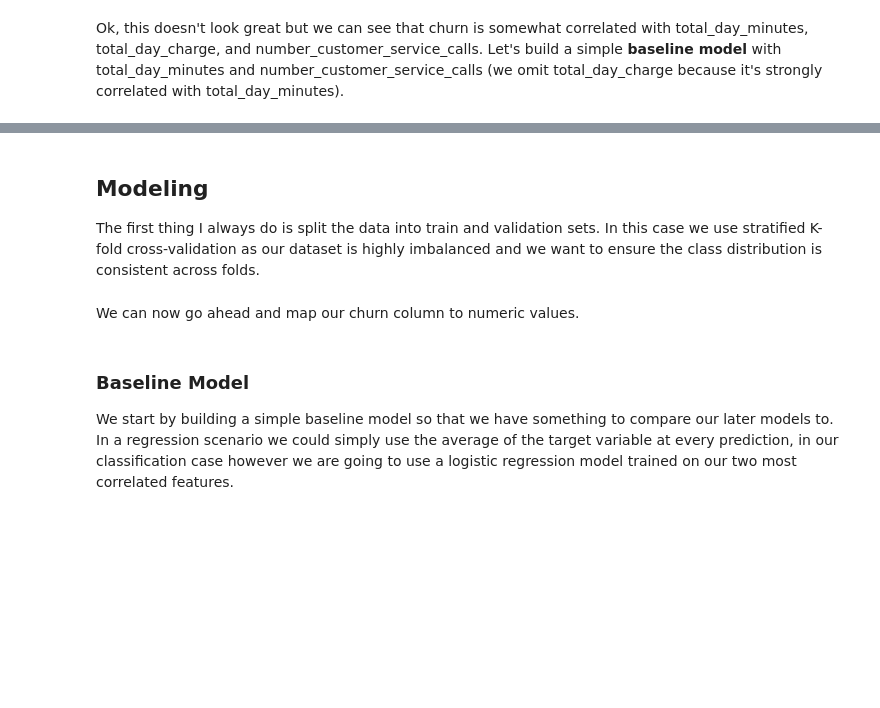
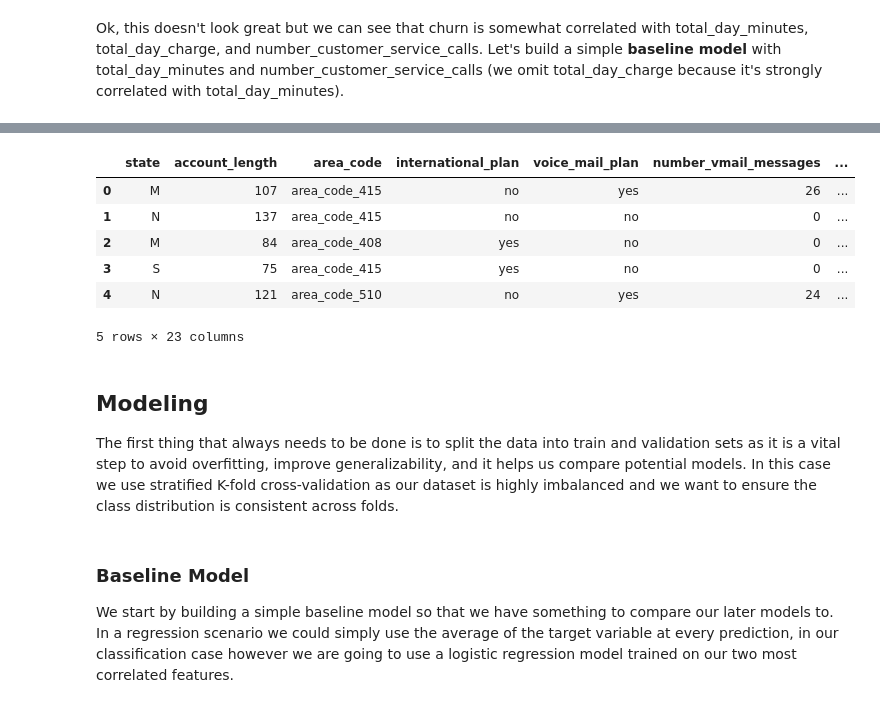
Before and after one commit to jackmleitch/CustomerChurn, a Jupyter notebook: blog_post.ipynb, the cells around one changed output, grey strips where cells are left out. Drawn from its saved outputs; the diff is of its cells as text; code cells hidden in the pictures; blank space fills up the shorter version.

```diff
--- a/blog_post.ipynb
+++ b/blog_post.ipynb
@@ -88,6 +90,36 @@ Ok, this doesn't look great but we can see that churn is somewhat correlated wit
+# %%
+def preprocess(df):
+    # add new features
+    df['total_minutes'] = df['total_day_minutes'] + df['total_eve_minutes'] + df['total_night_minutes']
+    df['total_calls'] = df['total_day_calls'] + df['total_eve_calls'] + df['total_night_calls']
+    df['total_charge'] = df['total_day_charge'] + df['total_eve_charge'] + df['total_night_charge']
+    # target mapping
+    target_mapping = {"no": 0, "yes": 1}
+    df.loc[:, 'churn'] = df['churn'].map(target_mapping)
+    # map state
+    state_mapping = {
+        'AK': 'O', 'AL': 'S', 'AR': 'S', 'AS': 'O', 'AZ': 'W', 'CA': 'W', 'CO': 'W', 'CT': 'N', 'DC': 'N', 'DE': 'N', 'FL': 'S', 'GA': 'S',
+        'GU': 'O', 'HI': 'O', 'IA': 'M', 'ID': 'W', 'IL': 'M', 'IN': 'M', 'KS': 'M', 'KY': 'S', 'LA': 'S', 'MA': 'N', 'MD': 'N', 'ME': 'N',
+        'MI': 'W', 'MN': 'M', 'MO': 'M', 'MP': 'O', 'MS': 'S', 'MT': 'W', 'NA': 'O',  'NC': 'S', 'ND': 'M', 'NE': 'W', 'NH': 'N', 'NJ': 'N',
+        'NM': 'W', 'NV': 'W', 'NY': 'N', 'OH': 'M', 'OK': 'S', 'OR': 'W', 'PA': 'N', 'PR': 'O', 'RI': 'N', 'SC': 'S', 'SD': 'M', 'TN': 'S',
+        'TX': 'S', 'UT': 'W', 'VA': 'S', 'VI': 'O', 'VT': 'N', 'WA': 'W', 'WI': 'M', 'WV': 'S', 'WY': 'W'
+    }
+    df.loc[:, 'state'] = df['state'].map(state_mapping)
+    return df
+# preprocess dataframe and add features
+df = preprocess(df)
+df.head()
+# %% [output]
+|  | state | account_length | area_code | international_plan | voice_mail_plan | number_vmail_messages | ... |
+| 0 | M | 107 | area_code_415 | no | yes | 26 | ... |
+| 1 | N | 137 | area_code_415 | no | no | 0 | ... |
+| 2 | M | 84 | area_code_408 | yes | no | 0 | ... |
+| 3 | S | 75 | area_code_415 | yes | no | 0 | ... |
+| 4 | N | 121 | area_code_510 | no | yes | 24 | ... |
+5 rows × 23 columns
 # %% [markdown]
 ## Modeling
-The first thing I always do is split the data into train and validation sets. In this case we use stratified K-fold cross-validation as our dataset is highly imbalanced and we want to ensure the class distribution is consistent across folds.
+The first thing that always needs to be done is to split the data into train and validation sets as it is a vital step to avoid overfitting, improve generalizability, and it helps us compare potential models. In this case we use stratified K-fold cross-validation as our dataset is highly imbalanced and we want to ensure the class distribution is consistent across folds.
 # %%
 from sklearn.model_selection import StratifiedKFold
 
@@ -110,5 +142,3 @@ def stratKFold(df, n_splits=5):
     return df
 
 df = stratKFold(df)
-# %% [markdown]
-We can now go ahead and map our churn column to numeric values.
```
Also changed, not shown: parts of 79 cells of this notebook, 4 other files.
